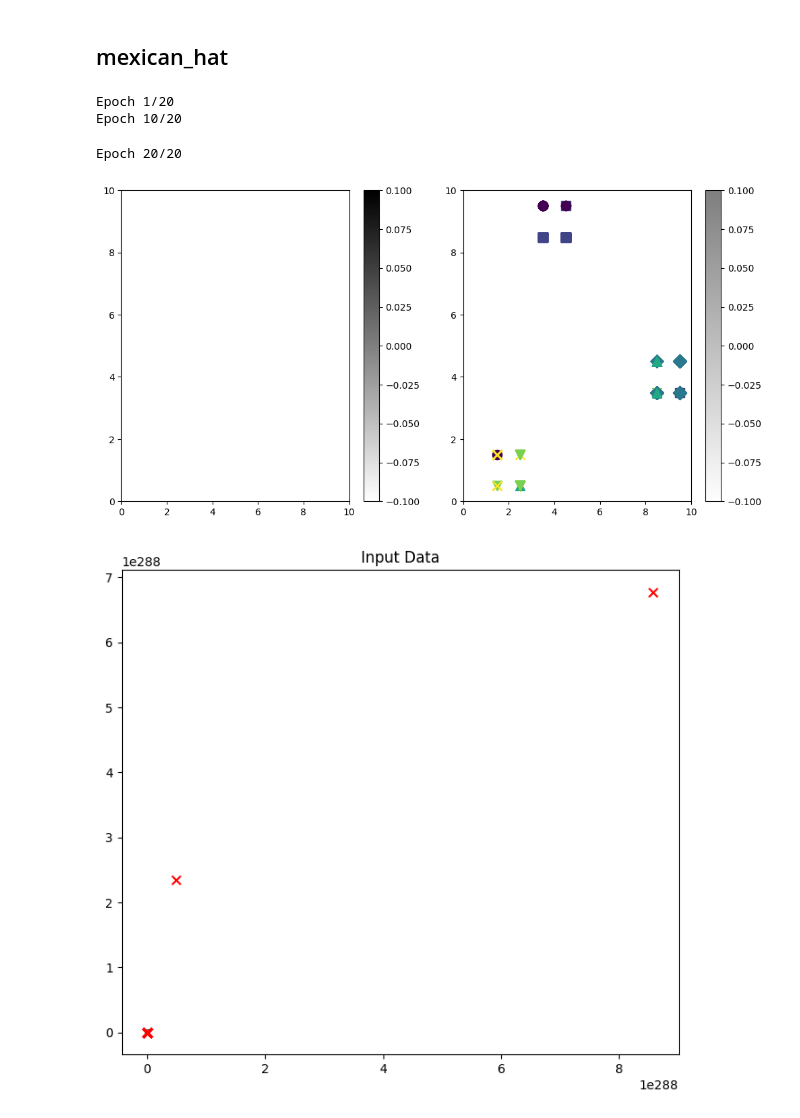
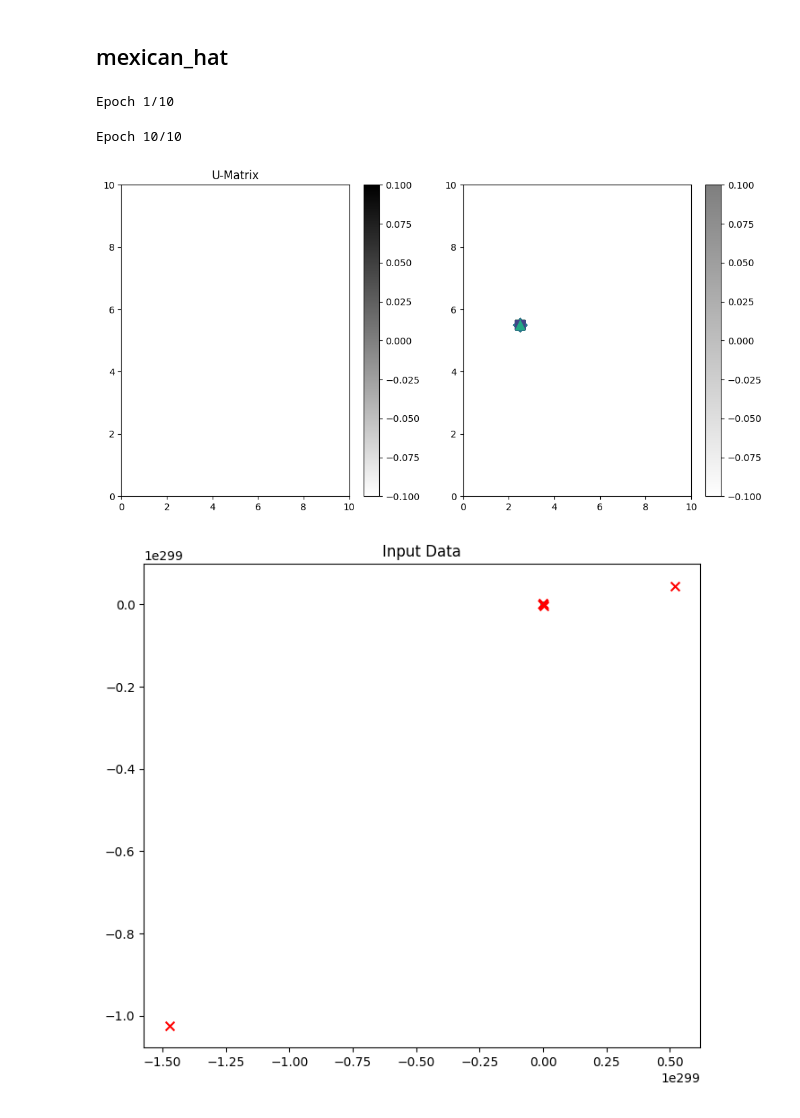
Before and after one commit to kuba-kapron/mio, a Jupyter notebook: KOH/koh1.ipynb, the cells around one changed output. Saved outputs shown, nothing was run; the diff lists cells and outputs as text; code cells hidden in the pictures.

```diff
--- a/KOH/koh1.ipynb
+++ b/KOH/koh1.ipynb
@@ -123,8 +165,10 @@ input_size = 2
 # %% [markdown]
 ## gaussian
 # %%
-som = SOM(10, 10, 2, nbhd_fun_name='gaussian', nbhd_width=0.1, lr_decay_rate=25)
-som.fit(X_norm, epochs=50, n_display_epochs=10)
+som = SOM(10, 10, 2, nbhd_fun_name='gaussian', nbhd_width=0.1, lr_decay_rate=1000)
+som.fit(X_norm, epochs=100, n_display_epochs=10)
 draw_u_matrix(som, X_norm, Y)
 plot_som(som, X_norm, Y)
+find_n_clusters(som, max_k=10)
+draw_neuron_comp(som, X_norm, Y, n_lanbels=6)
 # %% [output]
@@ -139,6 +190,8 @@ Epoch 50/50
 # %%
-som = SOM(10, 10, 2, nbhd_fun_name='gaussian', nbhd_width=0.2, lr_decay_rate=25)
-som.fit(X_norm, epochs=50, n_display_epochs=10)
+som = SOM(10, 10, 2, nbhd_fun_name='gaussian', nbhd_width=1, lr_decay_rate=1000)
+som.fit(X_norm, epochs=100, n_display_epochs=10)
 draw_u_matrix(som, X_norm, Y)
 plot_som(som, X_norm, Y)
+find_n_clusters(som, max_k=10)
+draw_neuron_comp(som, X_norm, Y, n_lanbels=6)
 # %% [output]
@@ -153,6 +213,8 @@ Epoch 50/50
 # %%
-som = SOM(10, 10, 2, nbhd_fun_name='gaussian', nbhd_width=2, lr_decay_rate=25)
-som.fit(X_norm, epochs=50, n_display_epochs=10)
+som = SOM(10, 10, 2, nbhd_fun_name='gaussian', nbhd_width=2, lr_decay_rate=1000)
+som.fit(X_norm, epochs=100, n_display_epochs=10)
 draw_u_matrix(som, X_norm, Y)
 plot_som(som, X_norm, Y)
+find_n_clusters(som, max_k=10)
+draw_neuron_comp(som, X_norm, Y, n_lanbels=6)
 # %% [output]
@@ -166,0 +236,7 @@ Epoch 50/50
+# %%
+som = SOM(10, 10, 2, nbhd_fun_name='gaussian', nbhd_width=10, lr_decay_rate=1000)
+som.fit(X_norm, epochs=100, n_display_epochs=10)
+draw_u_matrix(som, X_norm, Y)
+plot_som(som, X_norm, Y)
+find_n_clusters(som, max_k=10)
+draw_neuron_comp(som, X_norm, Y, n_lanbels=6)
@@ -167,13 +259,12 @@ Epoch 50/50
 # %% [markdown]
 ## mexican_hat
 # %%
-som = SOM(10, 10, 2, nbhd_fun_name='mexican_hat', nbhd_width=2, lr_decay_rate=10)
-som.fit(X_norm, epochs=20, n_display_epochs=10)
+som = SOM(10, 10, 2, nbhd_fun_name='mexican_hat', nbhd_width=5, lr_decay_rate=1000)
+som.fit(X_norm, epochs=10, n_display_epochs=10)
 draw_u_matrix(som, X_norm, Y)
 plot_som(som, X_norm, Y)
 # %% [output]
-Epoch 1/20
-Epoch 10/20
+Epoch 1/10
-Epoch 20/20
+Epoch 10/10
-[figure, old version]
+[figure, new version]
-[figure, old version]
+[figure, new version]
```
Also changed, not shown: parts of 21 cells of this notebook, 26 other files.
